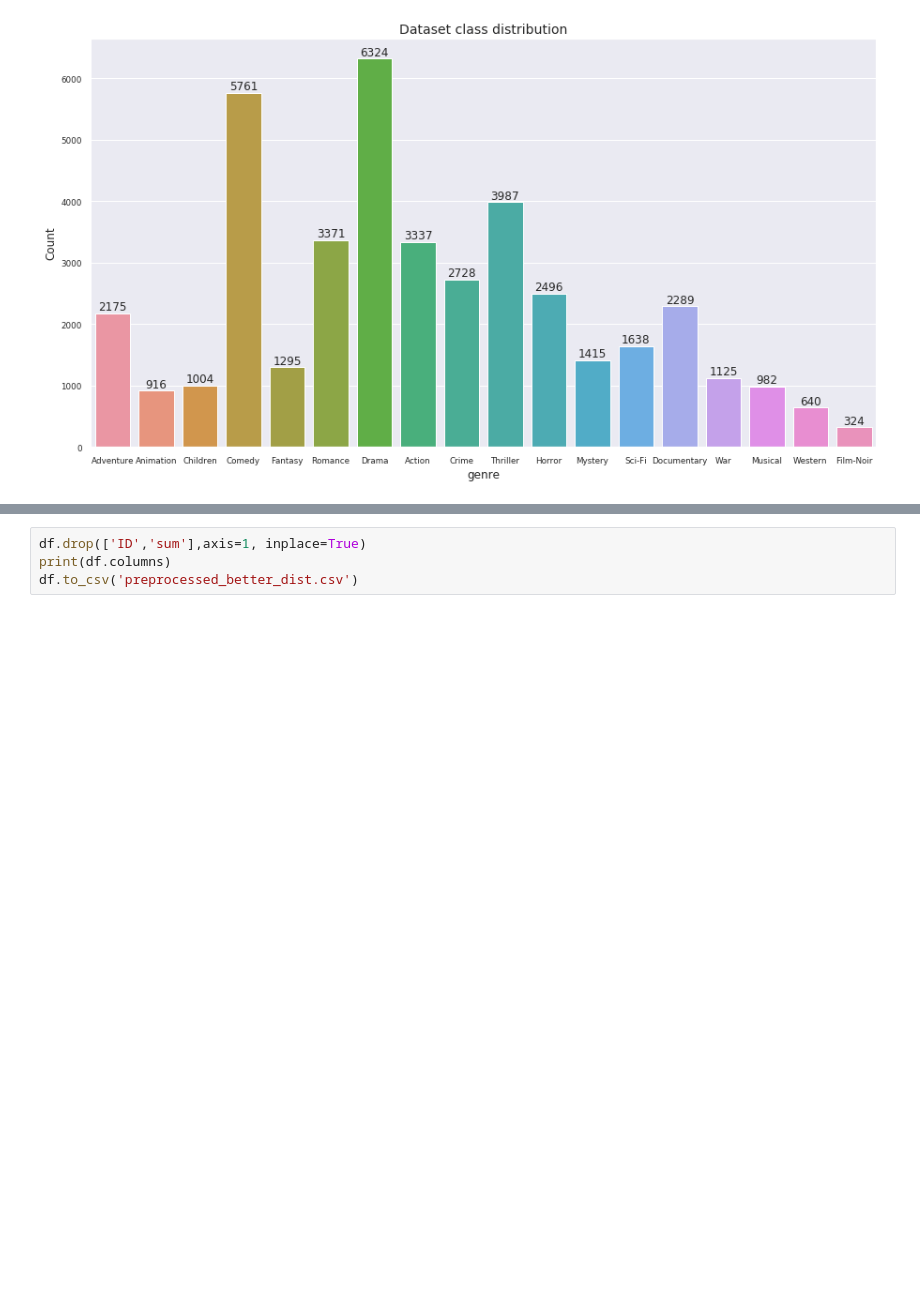
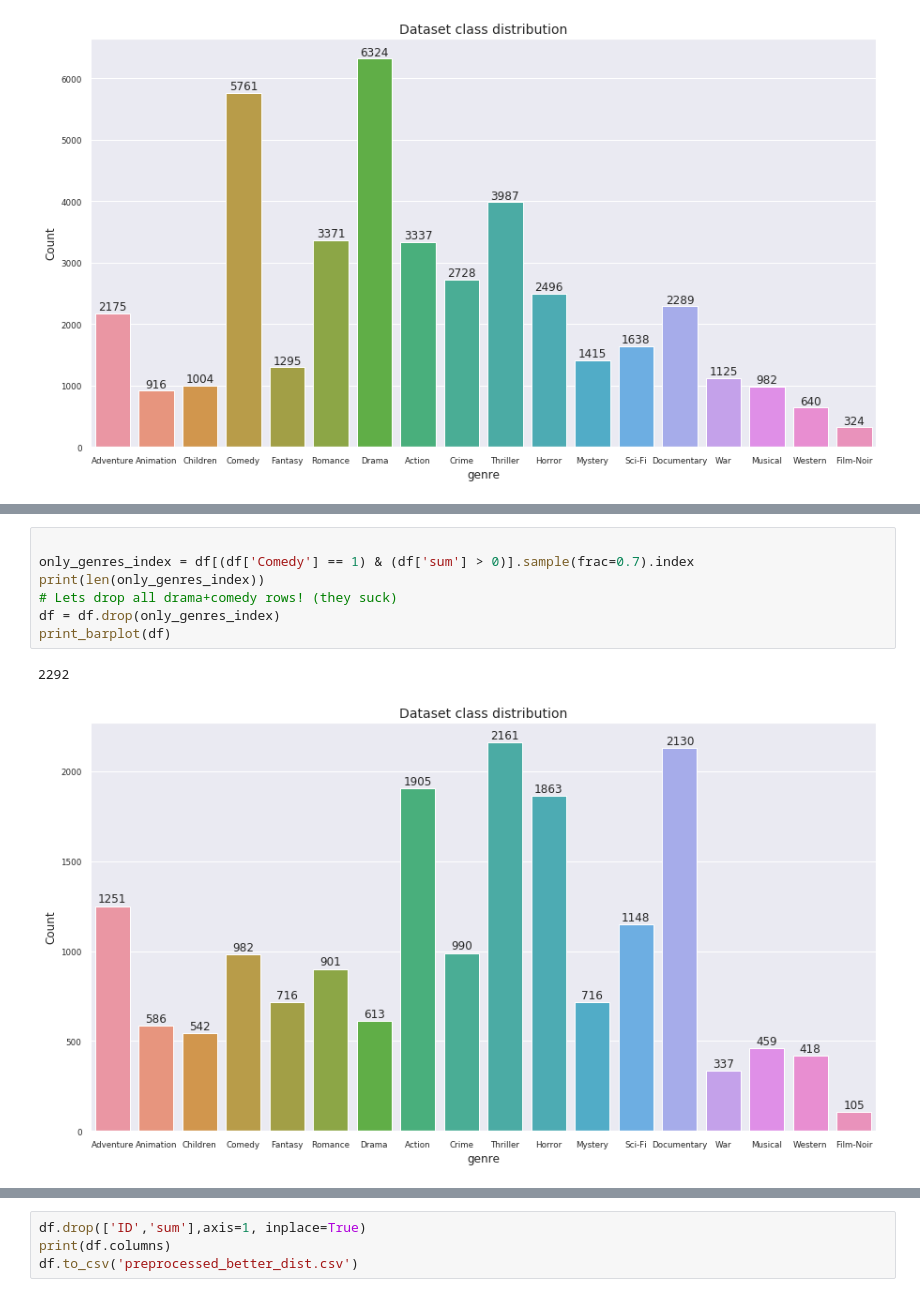
Before and after one commit to HKH515/MovieTrailerML, a Jupyter notebook: equalize distribution.ipynb, the cells around one changed output, grey strips where cells are left out. Saved outputs shown, nothing was run; the diff lists cells and outputs as text; blank space fills up the shorter version.

```diff
--- a/equalize distribution.ipynb
+++ b/equalize distribution.ipynb
@@ -56,0 +84,10 @@ print_barplot(df)
+# %%
+
+only_genres_index = df[(df['Comedy'] == 1) & (df['sum'] > 0)].sample(frac=0.7).index
+print(len(only_genres_index))
+# Lets drop all drama+comedy rows! (they suck)
+df = df.drop(only_genres_index)
+print_barplot(df)
+# %% [output]
+2292
+[figure, added]
```
Also changed, not shown: parts of 8 cells of this notebook, 1 other file.
